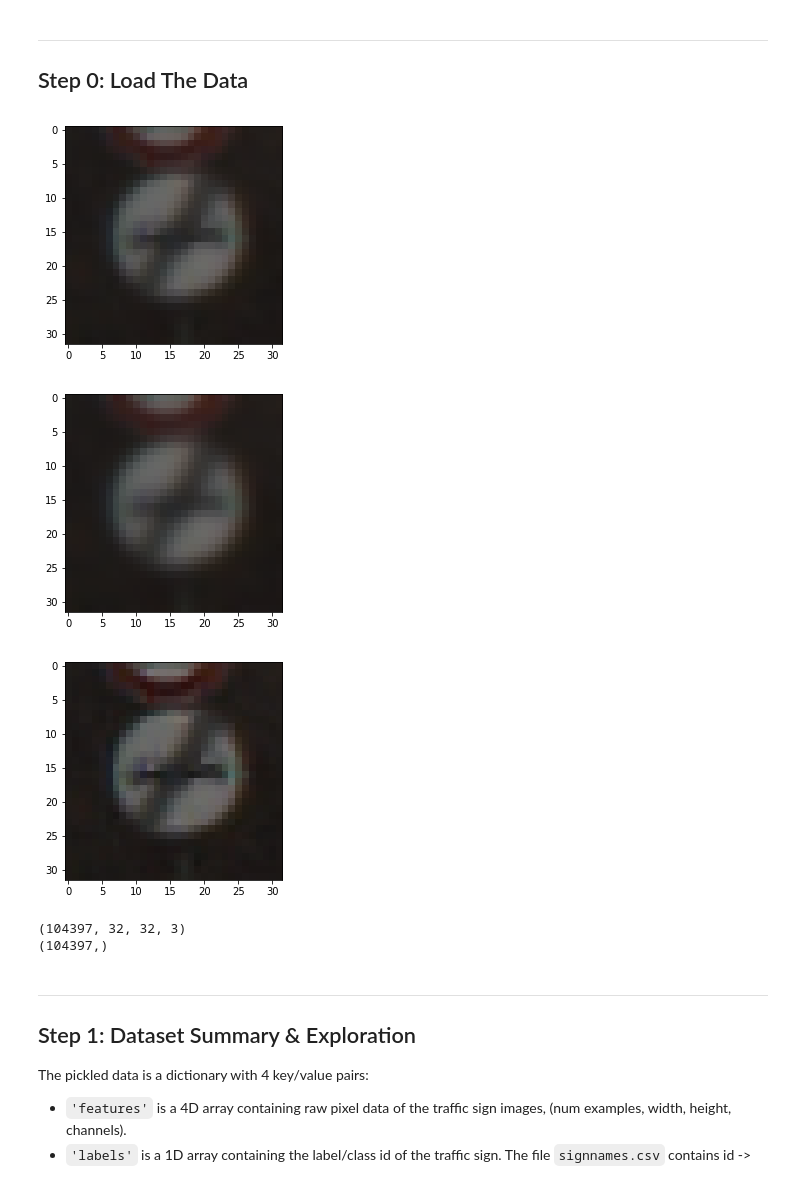
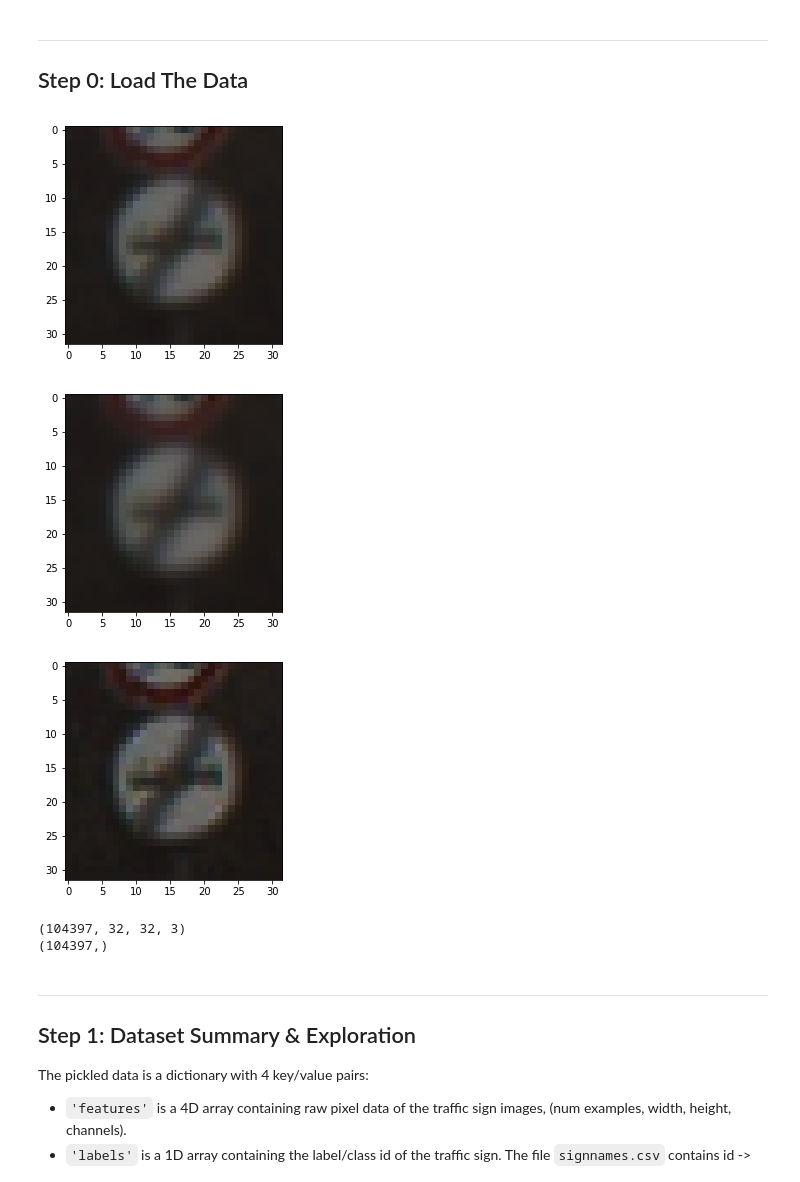
Before and after one commit to odats/CarND-Traffic-Sign-Classifier-Project, a Jupyter notebook: Traffic_Sign_Classifier.ipynb, the cells around one changed output. Cells and saved outputs as stored; diff of their text form; code cells hidden in the pictures.

```diff
--- a/Traffic_Sign_Classifier.ipynb
+++ b/Traffic_Sign_Classifier.ipynb
@@ -42,36 +42,36 @@ X_test, y_test = test['features'], test['labels']
 # %%
 # create more fake data
 import numpy as np
 import matplotlib.pyplot as plt
 from PIL import Image
 from PIL import ImageFilter
 
 X_train_blured = []
 for sign in X_train:
     im = Image.fromarray(sign).filter(ImageFilter.SMOOTH)
     X_train_blured.append(np.asarray(im))
 
 X_train_sharpen = []
 for sign in X_train:
     im = Image.fromarray(sign).filter(ImageFilter.SHARPEN)
     X_train_sharpen.append(np.asarray(im))
 
-plt.imshow(X_train[3].squeeze())
+plt.imshow(X_train[4].squeeze())
 plt.show()
-plt.imshow(X_train_blured[3].squeeze())
+plt.imshow(X_train_blured[4].squeeze())
 plt.show()
-plt.imshow(X_train_sharpen[3].squeeze())
+plt.imshow(X_train_sharpen[4].squeeze())
 plt.show()
 
 X_train = np.concatenate((X_train, X_train_blured))
 X_train = np.concatenate((X_train, X_train_sharpen))
 y_train = np.concatenate((y_train, y_train, y_train))
 print(X_train.shape)
 print(y_train.shape)
 # %% [output]
-[figure, old version]
+[figure, new version]
-[figure, old version]
+[figure, new version]
-[figure, old version]
+[figure, new version]
 (104397, 32, 32, 3)
 (104397,)
 # %% [markdown]
```
Also changed, not shown: parts of 7 cells of this notebook, 6 other files.
